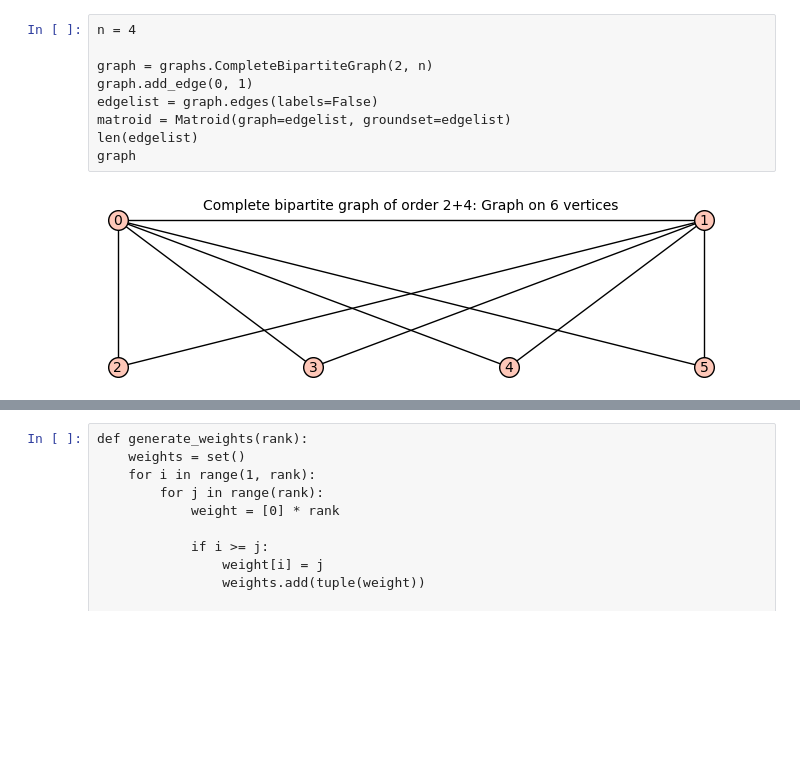
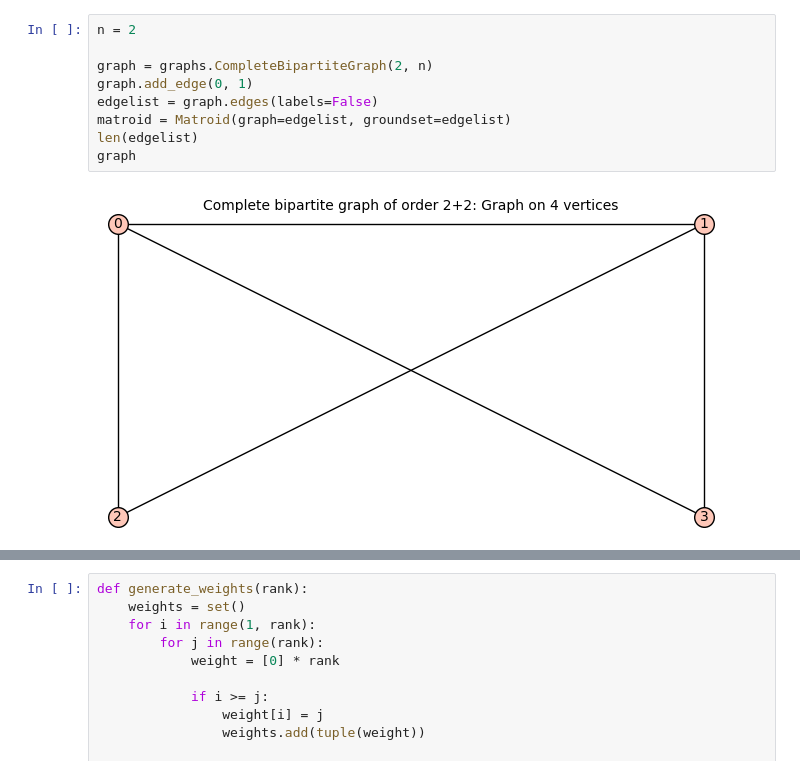
Before and after one commit to NutanNepal/ChowringofMatroids, a Jupyter notebook: equivChow/equivChow-thag.ipynb, the cells around one changed output, grey strips where cells are left out. Saved outputs shown, nothing was run; the diff lists cells and outputs as text; blank space fills up the shorter version.

```diff
--- a/equivChow/equivChow-thag.ipynb
+++ b/equivChow/equivChow-thag.ipynb
@@ -1,14 +1,14 @@
 # %%
-n = 4
+n = 2
 
 graph = graphs.CompleteBipartiteGraph(2, n)
 graph.add_edge(0, 1)
 edgelist = graph.edges(labels=False)
 matroid = Matroid(graph=edgelist, groundset=edgelist)
 len(edgelist)
 graph
 # %% [output]
-[figure, old version]
+[figure, new version]
 # %%
 rank = matroid.rank()
 
```
Also changed, not shown: parts of 5 cells of this notebook, 18 other files.
